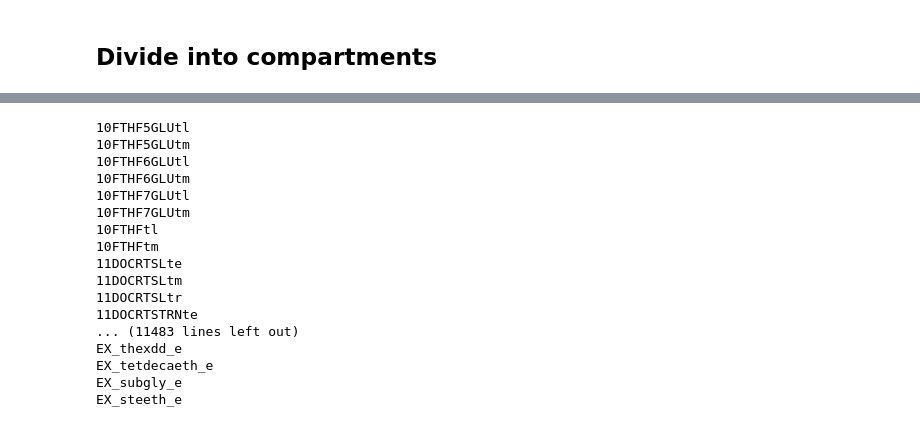
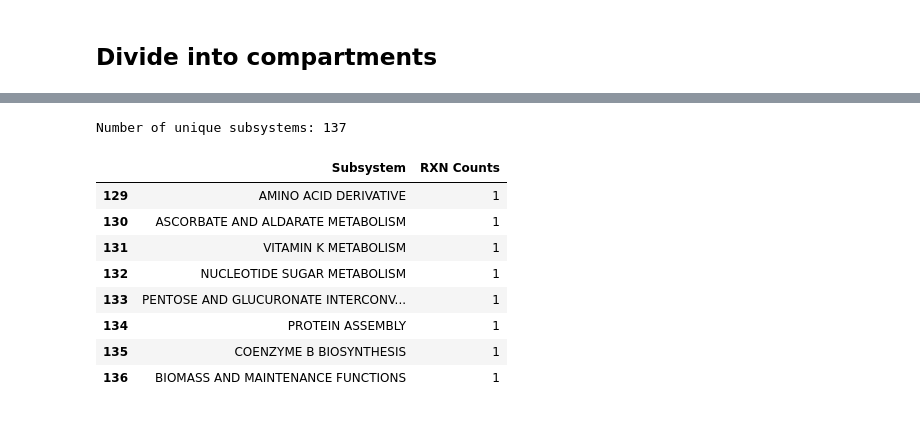
Before and after one commit to LewisLabUCSD/iCHO3K, a Jupyter notebook: Notebooks/Reactions.ipynb, the cells around one changed output, grey strips where cells are left out. Cells and saved outputs as stored; diff of their text form; code cells hidden in the pictures.

```diff
--- a/Notebooks/Reactions.ipynb
+++ b/Notebooks/Reactions.ipynb
@@ -462,6 +462,8 @@ Reaction Formulas in the Rxns and Attributes Sheets are equal
 # %% [markdown]
 ## Divide into compartments
 # %%
-from cobra.io import read_sbml_model
-model = read_sbml_model('iCHOv3_CHO_05072023.xml')
-model
+from cobra.io import load_json_model
+import pandas as pd
+
+# model = read_sbml_model('iCHOv3_CHO_05072023.xml')
+model = load_json_model('iCHOv3_CHO_05072023.json')
@@ -477,21 +470,21 @@ model
 # %%
+subsystem_list = []
 for r in model.reactions:
-    print(r.id, r.subsystem)
+    subsystem_list.append(r.subsystem)
+print("Number of unique subsystems:", len(set(subsystem_list)))
 # %% [output]
-10FTHF5GLUtl
-10FTHF5GLUtm
-10FTHF6GLUtl
-10FTHF6GLUtm
-10FTHF7GLUtl
-10FTHF7GLUtm
-10FTHFtl
-10FTHFtm
-11DOCRTSLte
-11DOCRTSLtm
-11DOCRTSLtr
-11DOCRTSTRNte
-... (11483 lines left out)
-EX_thexdd_e
-EX_tetdecaeth_e
-EX_subgly_e
-EX_steeth_e
+Number of unique subsystems: 137
+# %%
+subsystem_counts = pd.Series(subsystem_list).value_counts().reset_index()
+subsystem_counts.columns = ['Subsystem', 'RXN Counts']
+subsystem_counts[subsystem_counts['RXN Counts'] == 1]
+# %% [output]
+|  | Subsystem | RXN Counts |
+| 129 | AMINO ACID DERIVATIVE | 1 |
+| 130 | ASCORBATE AND ALDARATE METABOLISM | 1 |
+| 131 | VITAMIN K METABOLISM | 1 |
+| 132 | NUCLEOTIDE SUGAR METABOLISM | 1 |
+| 133 | PENTOSE AND GLUCURONATE INTERCONV... | 1 |
+| 134 | PROTEIN ASSEMBLY | 1 |
+| 135 | COENZYME B BIOSYNTHESIS | 1 |
+| 136 | BIOMASS AND MAINTENANCE FUNCTIONS | 1 |
```
Also changed, not shown: parts of 2 cells of this notebook, 4 other files.
